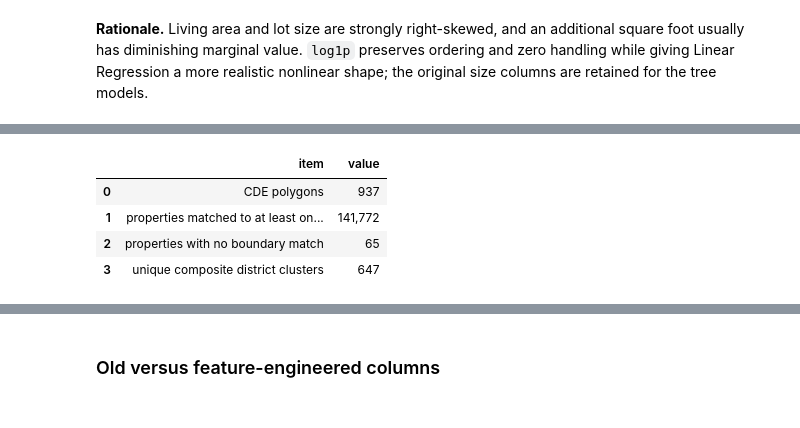
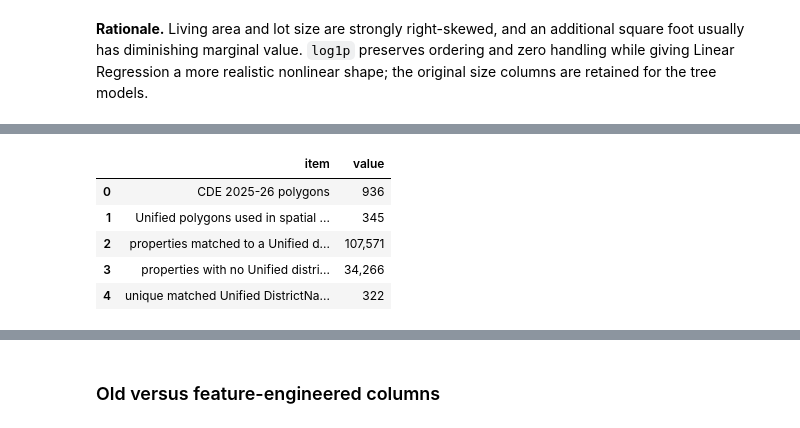
Before and after one commit to childofparents/IDX-Exchange-2026-Summer-DS, a Jupyter notebook: Week 6 Deliverable/05_feature_engineering.ipynb, the cells around one changed output, grey strips where cells are left out. Drawn from its saved outputs; the diff is of its cells as text; code cells hidden in the pictures.

```diff
--- a/Week 6 Deliverable/05_feature_engineering.ipynb
+++ b/Week 6 Deliverable/05_feature_engineering.ipynb
@@ -71,8 +73,8 @@ N_JOBS = -1
 TEST_MONTH = "2026-05"
 EXPECTED_TEST_ROWS = 12_024
 EXPERIMENT = (
-    "B - Engineered intrinsic, cyclical-time, and CDE 2024-25 "
-    "school-district spatial features; full standardized test month"
+    "B - Engineered intrinsic, cyclical-time, and CDE 2025-26 "
+    "unified-school-district spatial features; full standardized test month"
 )
 FORBIDDEN_FEATURE_TERMS = [
     "ListPrice",
@@ -137,12 +139,12 @@ INPUT_DATA = PROJECT_ROOT / "W3 Data Preprocessing" / "Kelvin" / "model_data_knn
 OUTPUT_DIR = PROJECT_ROOT / "W6 Feature Engineering"
 OUTPUT_DIR.mkdir(parents=True, exist_ok=True)
 SCHOOL_DISTRICT_FILE = (
-    OUTPUT_DIR / "resources" / "California_School_District_Areas_2024-25.geojson"
+    OUTPUT_DIR / "resources" / "California_School_District_Areas_2025-26.geojson"
 )
 SCHOOL_DISTRICT_FILE.parent.mkdir(parents=True, exist_ok=True)
 SCHOOL_DISTRICT_DOWNLOAD_URL = (
     "https://gis.data.ca.gov/api/download/v1/items/"
-    "b0e3b936426a47ce9d9a2e77e2bb86cc/geojson?layers=0"
+    "48870daecfe14c6ab376f6a673491914/geojson?layers=0"
 )
 WEEK5_RESULTS = PROJECT_ROOT / "W5 Additional Models" / "model_comparison_results.csv"
 
@@ -283,6 +285,12 @@ districts = gpd.read_file(
     SCHOOL_DISTRICT_FILE,
     columns=["DistrictName", "DistrictType"],
 ).to_crs("EPSG:4326")
+unified_districts = districts.loc[
+    districts["DistrictType"].eq("Unified") & districts["DistrictName"].notna(),
+    ["DistrictName", "geometry"],
+].copy()
+if unified_districts.empty:
+    raise ValueError("No DistrictType='Unified' polygons were found in the boundary file.")
 
 points = gpd.GeoDataFrame(
     {"source_row_index": df.index},
@@ -290,77 +298,60 @@ points = gpd.GeoDataFrame(
     crs="EPSG:4326",
 )
 
 point_district_matches = gpd.sjoin(
     points,
-    districts[["DistrictName", "DistrictType", "geometry"]],
+    unified_districts,
     how="left",
-    predicate="intersects",
+    predicate="within",
 )
 
-matched = point_district_matches.dropna(subset=["DistrictName"]).copy()
-district_by_type = (
-    matched.groupby(["source_row_index", "DistrictType"])["DistrictName"]
-    .agg(lambda values: " | ".join(sorted(set(map(str, values)))))
-    .unstack("DistrictType")
-)
-
-for district_type in ["Unified", "Elementary", "High"]:
-    if district_type not in district_by_type.columns:
-        district_by_type[district_type] = np.nan
-
-district_lookup = pd.DataFrame(index=df.index).join(
-    district_by_type[["Unified", "Elementary", "High"]]
-)
-district_lookup = district_lookup.fillna("No boundary match")
-
-df["SchoolDistrictUnified"] = district_lookup["Unified"]
-df["SchoolDistrictElementary"] = district_lookup["Elementary"]
-df["SchoolDistrictHigh"] = district_lookup["High"]
-df["SchoolDistrictBoundaryMatched"] = (
-    district_lookup[["Unified", "Elementary", "High"]]
-    .ne("No boundary match")
-    .any(axis=1)
-    .astype("int8")
-)
-df["SchoolDistrictMatchCount"] = (
+match_counts = (
     point_district_matches.groupby("source_row_index")["DistrictName"]
     .count()
     .reindex(df.index, fill_value=0)
-    .astype("int8")
 )
+if match_counts.gt(1).any():
+    raise ValueError(
+        "A property matched more than one Unified district polygon; inspect the "
+        "2025-26 boundary layer before assigning DistrictName."
+    )
 
-unified_mask = df["SchoolDistrictUnified"].ne("No boundary match")
-df["SchoolDistrictSpatialCluster"] = np.where(
-    unified_mask,
-    "Unified: " + df["SchoolDistrictUnified"],
-    "Elementary: "
-    + df["SchoolDistrictElementary"]
-    + " | High: "
-    + df["SchoolDistrictHigh"],
+district_name_by_row = (
+    point_district_matches.groupby("source_row_index")["DistrictName"]
+    .first()
+    .reindex(df.index)
 )
+df["DistrictName"] = district_name_by_row
+df["SchoolDistrictBoundaryMatched"] = df["DistrictName"].notna().astype("int8")
+df["DistrictName"] = df["DistrictName"].fillna("No boundary match")
 
 spatial_join_summary = pd.DataFrame(
     [
-        {"item": "CDE polygons", "value": f"{len(districts):,}"},
+        {"item": "CDE 2025-26 polygons", "value": f"{len(districts):,}"},
         {
-            "item": "properties matched to at least one boundary",
+            "item": "Unified polygons used in spatial join",
+            "value": f"{len(unified_districts):,}",
+        },
+        {
+            "item": "properties matched to a Unified district",
             "value": f"{df['SchoolDistrictBoundaryMatched'].sum():,}",
         },
         {
-            "item": "properties with no boundary match",
+            "item": "properties with no Unified district match",
             "value": f"{(1 - df['SchoolDistrictBoundaryMatched']).sum():,}",
         },
         {
-            "item": "unique composite district clusters",
-            "value": f"{df['SchoolDistrictSpatialCluster'].nunique():,}",
+            "item": "unique matched Unified DistrictName values",
+            "value": f"{df.loc[df['SchoolDistrictBoundaryMatched'].eq(1), 'DistrictName'].nunique():,}",
         },
     ]
 )
 display(spatial_join_summary)
 # %% [output]
 |  | item | value |
-| 0 | CDE polygons | 937 |
-| 1 | properties matched to at least on... | 141,772 |
-| 2 | properties with no boundary match | 65 |
-| 3 | unique composite district clusters | 647 |
+| 0 | CDE 2025-26 polygons | 936 |
+| 1 | Unified polygons used in spatial ... | 345 |
+| 2 | properties matched to a Unified d... | 107,571 |
+| 3 | properties with no Unified distri... | 34,266 |
+| 4 | unique matched Unified DistrictNa... | 322 |
 # %% [markdown]
```
Also changed, not shown: parts of 13 cells of this notebook, 11 other files.
